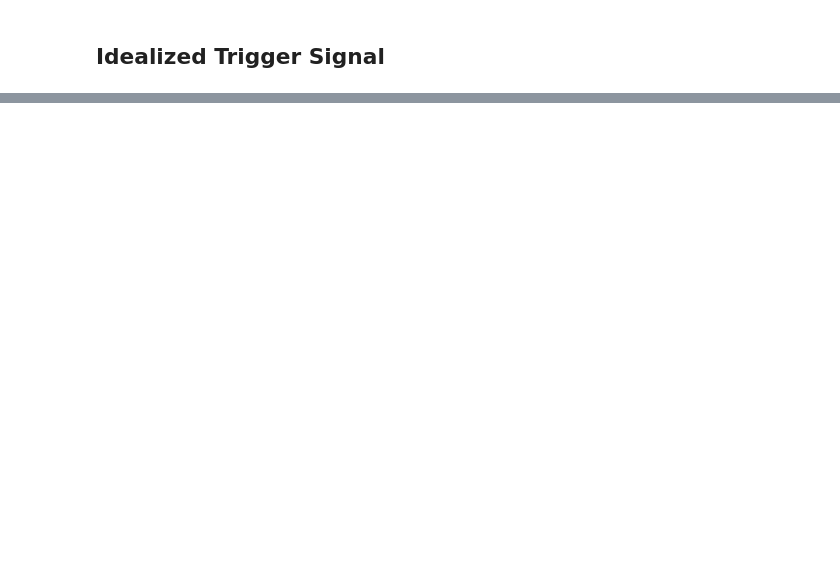
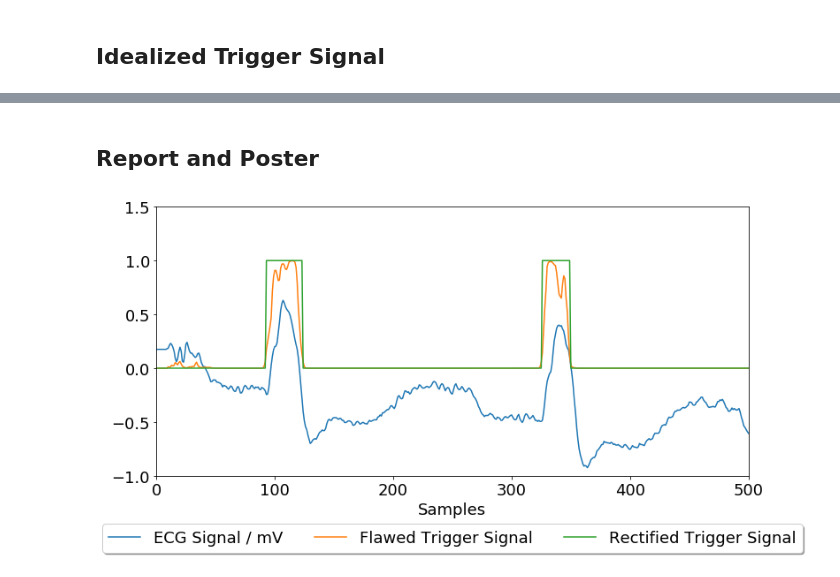
Before and after one commit to jchromik/qrs-certainty, a Jupyter notebook: notebooks/Postprocessing Figures.ipynb, the cells around one changed output, grey strips where cells are left out. Cells and saved outputs as stored; diff of their text form; code cells hidden in the pictures; blank space fills up the shorter version.

```diff
--- a/notebooks/Postprocessing Figures.ipynb
+++ b/notebooks/Postprocessing Figures.ipynb
@@ -141,3 +144,37 @@ if save:
         '../../msc-thesis/thesis/images/idealized_trigger_signal.png',
         bbox_inches = 'tight',
         pad_inches = 0)
+# %% [markdown]
+## Report and Poster
+# %%
+from raccoon.utils.triggerutils import discretize, remove_ripple
+
+import matplotlib.pyplot as plt
+plt.rcParams.update({'font.size': 18})
+
+idealized_fig2, idealized_ax = plt.subplots()
+idealized_fig2.set_size_inches(12, 7)
+
+idealized_ax.plot(test_records[1].p_signal.T[0], label="ECG Signal / mV")
+idealized_ax.plot(trigger_signals[1], label="Flawed Trigger Signal")
+idealized_ax.plot(
+    list(remove_ripple(discretize(trigger_signals[1], threshold=.1), tolerance=5)),
+    label="Rectified Trigger Signal")
+idealized_ax.set_xlim(0,500)
+idealized_ax.set_ylim(-1, 1.5)
+idealized_ax.set_xlabel("Samples")
+
+# Shrink current axis's height by 20% on the bottom
+box = idealized_ax.get_position()
+idealized_ax.set_position([
+    box.x0, box.y0 + box.height * 0.2,
+    box.width, box.height * 0.8])
+
+# Put a legend below current axis
+idealized_ax.legend(
+    loc='upper center', bbox_to_anchor=(0.5, -0.15),
+    fancybox=True, shadow=True, ncol=3)
+
+plt.show()
+# %% [output]
+[figure, added]
```
Also changed, not shown: parts of 5 cells of this notebook, 3 other files.
